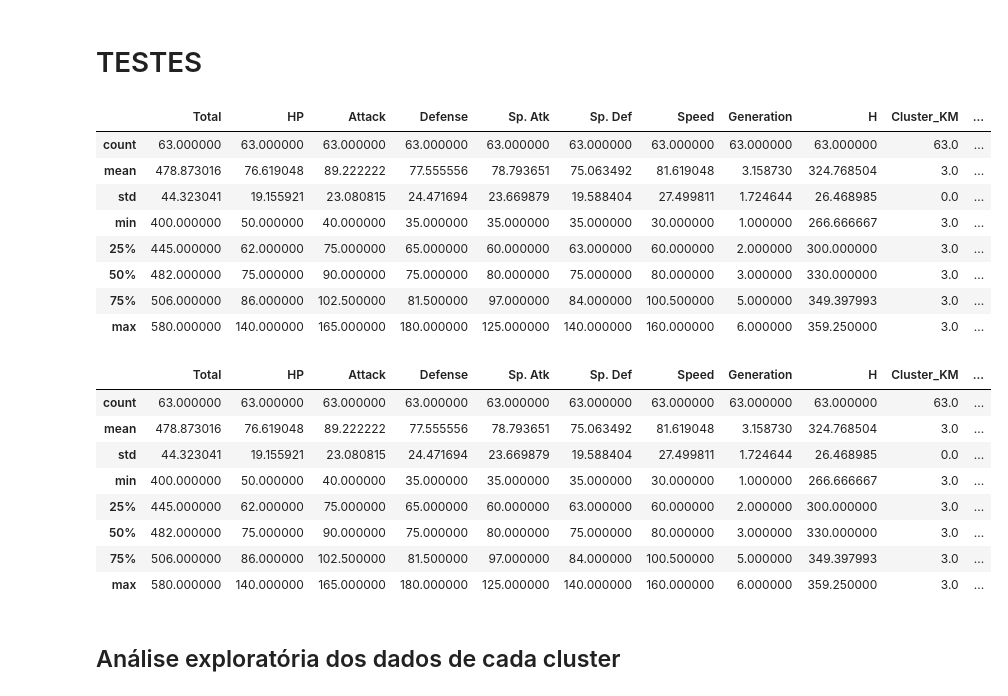
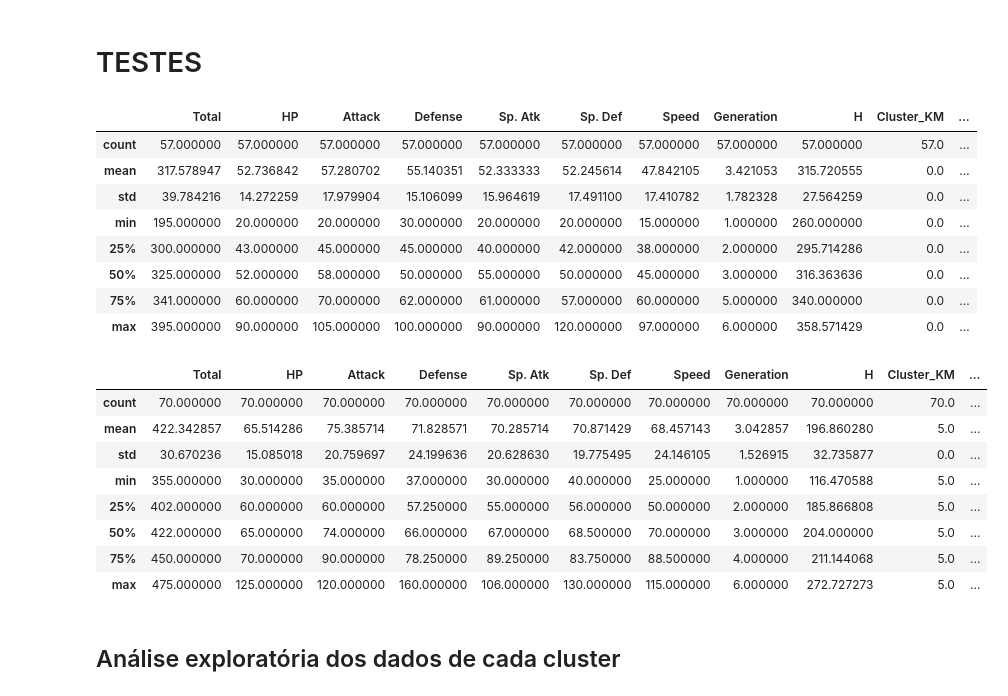
Before and after one commit to enricoan/Projeto-3--CDD, a Jupyter notebook: Projeto final Ciência dos Dados.ipynb, the cells around one changed output. Cells and saved outputs as stored; diff of their text form; code cells hidden in the pictures.

```diff
--- a/Projeto final Ciência dos Dados.ipynb
+++ b/Projeto final Ciência dos Dados.ipynb
@@ -255,29 +258,29 @@ plt3d.scatter(c9_GMM.Total, c9_GMM.H, c9_GMM.Speed, color="sienna")
 # %% [markdown]
 # TESTES
 # %%
-c3_GMM.describe()
+c5_GMM.describe()
 # %% [output]
 |  | Total | HP | Attack | Defense | Sp. Atk | Sp. Def | Speed | Generation | H | Cluster_KM | ... |
-| count | 63.000000 | 63.000000 | 63.000000 | 63.000000 | 63.000000 | 63.000000 | 63.000000 | 63.000000 | 63.000000 | 63.0 | ... |
-| mean | 478.873016 | 76.619048 | 89.222222 | 77.555556 | 78.793651 | 75.063492 | 81.619048 | 3.158730 | 324.768504 | 3.0 | ... |
-| std | 44.323041 | 19.155921 | 23.080815 | 24.471694 | 23.669879 | 19.588404 | 27.499811 | 1.724644 | 26.468985 | 0.0 | ... |
-| min | 400.000000 | 50.000000 | 40.000000 | 35.000000 | 35.000000 | 35.000000 | 30.000000 | 1.000000 | 266.666667 | 3.0 | ... |
-| 25% | 445.000000 | 62.000000 | 75.000000 | 65.000000 | 60.000000 | 63.000000 | 60.000000 | 2.000000 | 300.000000 | 3.0 | ... |
-| 50% | 482.000000 | 75.000000 | 90.000000 | 75.000000 | 80.000000 | 75.000000 | 80.000000 | 3.000000 | 330.000000 | 3.0 | ... |
-| 75% | 506.000000 | 86.000000 | 102.500000 | 81.500000 | 97.000000 | 84.000000 | 100.500000 | 5.000000 | 349.397993 | 3.0 | ... |
-| max | 580.000000 | 140.000000 | 165.000000 | 180.000000 | 125.000000 | 140.000000 | 160.000000 | 6.000000 | 359.250000 | 3.0 | ... |
+| count | 57.000000 | 57.000000 | 57.000000 | 57.000000 | 57.000000 | 57.000000 | 57.000000 | 57.000000 | 57.000000 | 57.0 | ... |
+| mean | 317.578947 | 52.736842 | 57.280702 | 55.140351 | 52.333333 | 52.245614 | 47.842105 | 3.421053 | 315.720555 | 0.0 | ... |
+| std | 39.784216 | 14.272259 | 17.979904 | 15.106099 | 15.964619 | 17.491100 | 17.410782 | 1.782328 | 27.564259 | 0.0 | ... |
+| min | 195.000000 | 20.000000 | 20.000000 | 30.000000 | 20.000000 | 20.000000 | 15.000000 | 1.000000 | 260.000000 | 0.0 | ... |
+| 25% | 300.000000 | 43.000000 | 45.000000 | 45.000000 | 40.000000 | 42.000000 | 38.000000 | 2.000000 | 295.714286 | 0.0 | ... |
+| 50% | 325.000000 | 52.000000 | 58.000000 | 50.000000 | 55.000000 | 50.000000 | 45.000000 | 3.000000 | 316.363636 | 0.0 | ... |
+| 75% | 341.000000 | 60.000000 | 70.000000 | 62.000000 | 61.000000 | 57.000000 | 60.000000 | 5.000000 | 340.000000 | 0.0 | ... |
+| max | 395.000000 | 90.000000 | 105.000000 | 100.000000 | 90.000000 | 120.000000 | 97.000000 | 6.000000 | 358.571429 | 0.0 | ... |
 # %%
-c3_KM.describe()
+c5_KM.describe()
 # %% [output]
 |  | Total | HP | Attack | Defense | Sp. Atk | Sp. Def | Speed | Generation | H | Cluster_KM | ... |
-| count | 63.000000 | 63.000000 | 63.000000 | 63.000000 | 63.000000 | 63.000000 | 63.000000 | 63.000000 | 63.000000 | 63.0 | ... |
-| mean | 478.873016 | 76.619048 | 89.222222 | 77.555556 | 78.793651 | 75.063492 | 81.619048 | 3.158730 | 324.768504 | 3.0 | ... |
-| std | 44.323041 | 19.155921 | 23.080815 | 24.471694 | 23.669879 | 19.588404 | 27.499811 | 1.724644 | 26.468985 | 0.0 | ... |
-| min | 400.000000 | 50.000000 | 40.000000 | 35.000000 | 35.000000 | 35.000000 | 30.000000 | 1.000000 | 266.666667 | 3.0 | ... |
-| 25% | 445.000000 | 62.000000 | 75.000000 | 65.000000 | 60.000000 | 63.000000 | 60.000000 | 2.000000 | 300.000000 | 3.0 | ... |
-| 50% | 482.000000 | 75.000000 | 90.000000 | 75.000000 | 80.000000 | 75.000000 | 80.000000 | 3.000000 | 330.000000 | 3.0 | ... |
-| 75% | 506.000000 | 86.000000 | 102.500000 | 81.500000 | 97.000000 | 84.000000 | 100.500000 | 5.000000 | 349.397993 | 3.0 | ... |
-| max | 580.000000 | 140.000000 | 165.000000 | 180.000000 | 125.000000 | 140.000000 | 160.000000 | 6.000000 | 359.250000 | 3.0 | ... |
+| count | 70.000000 | 70.000000 | 70.000000 | 70.000000 | 70.000000 | 70.000000 | 70.000000 | 70.000000 | 70.000000 | 70.0 | ... |
+| mean | 422.342857 | 65.514286 | 75.385714 | 71.828571 | 70.285714 | 70.871429 | 68.457143 | 3.042857 | 196.860280 | 5.0 | ... |
+| std | 30.670236 | 15.085018 | 20.759697 | 24.199636 | 20.628630 | 19.775495 | 24.146105 | 1.526915 | 32.735877 | 0.0 | ... |
+| min | 355.000000 | 30.000000 | 35.000000 | 37.000000 | 30.000000 | 40.000000 | 25.000000 | 1.000000 | 116.470588 | 5.0 | ... |
+| 25% | 402.000000 | 60.000000 | 60.000000 | 57.250000 | 55.000000 | 56.000000 | 50.000000 | 2.000000 | 185.866808 | 5.0 | ... |
+| 50% | 422.000000 | 65.000000 | 74.000000 | 66.000000 | 67.000000 | 68.500000 | 70.000000 | 3.000000 | 204.000000 | 5.0 | ... |
+| 75% | 450.000000 | 70.000000 | 90.000000 | 78.250000 | 89.250000 | 83.750000 | 88.500000 | 4.000000 | 211.144068 | 5.0 | ... |
+| max | 475.000000 | 125.000000 | 120.000000 | 160.000000 | 106.000000 | 130.000000 | 115.000000 | 6.000000 | 272.727273 | 5.0 | ... |
 # %% [markdown]
 ## Análise exploratória dos dados de cada cluster
 # %% [markdown]
```
Also changed, not shown: parts of 13 cells of this notebook, 2 other files.
